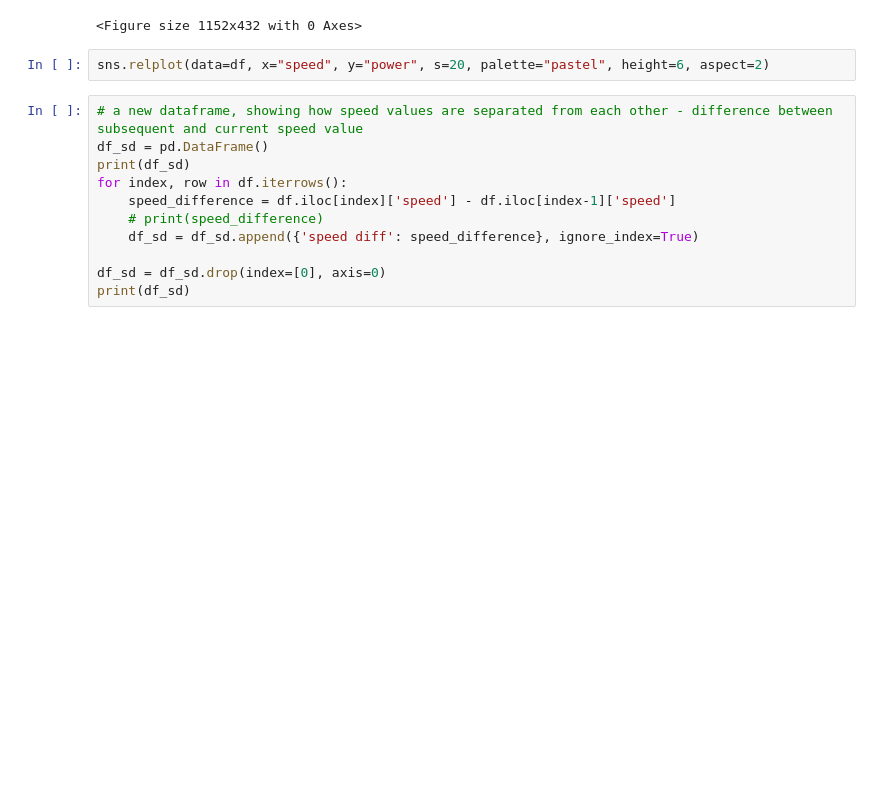
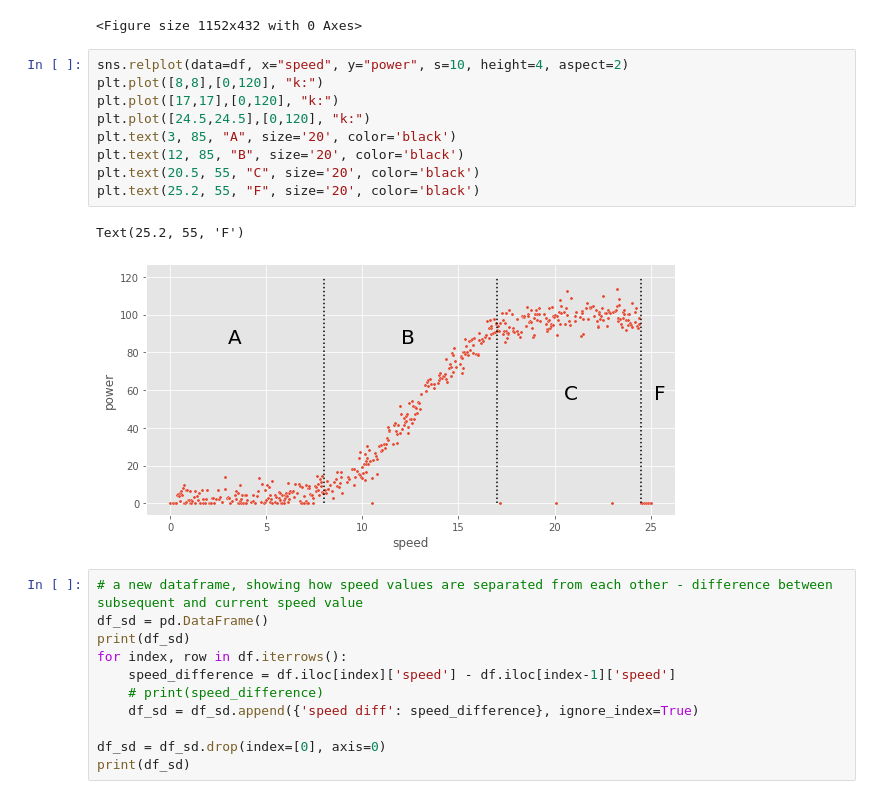
Before and after one commit to andkoc001/Machine-Learning-and-Statistics-Project, a Jupyter notebook: playground_for_trials.ipynb, the cells around one changed output. Drawn from its saved outputs; the diff is of its cells as text; blank space fills up the shorter version.

```diff
--- a/playground_for_trials.ipynb
+++ b/playground_for_trials.ipynb
@@ -87,8 +87,18 @@ plt.figure(figsize=(12,6))
 # %% [output]
 <Figure size 1152x432 with 0 Axes>
 <Figure size 1152x432 with 0 Axes>
-# %%
-sns.relplot(data=df, x="speed", y="power", s=20, palette="pastel", height=6, aspect=2)
+# %%
+sns.relplot(data=df, x="speed", y="power", s=10, height=4, aspect=2)
+plt.plot([8,8],[0,120], "k:")
+plt.plot([17,17],[0,120], "k:")
+plt.plot([24.5,24.5],[0,120], "k:")
+plt.text(3, 85, "A", size='20', color='black')
+plt.text(12, 85, "B", size='20', color='black')
+plt.text(20.5, 55, "C", size='20', color='black')
+plt.text(25.2, 55, "F", size='20', color='black')
+# %% [output]
+Text(25.2, 55, 'F')
+[figure, added]
 # %%
 # a new dataframe, showing how speed values are separated from each other - difference between subsequent and current speed value
 df_sd = pd.DataFrame()
```
Also changed, not shown: parts of 1 cell of this notebook, 1 other file.
